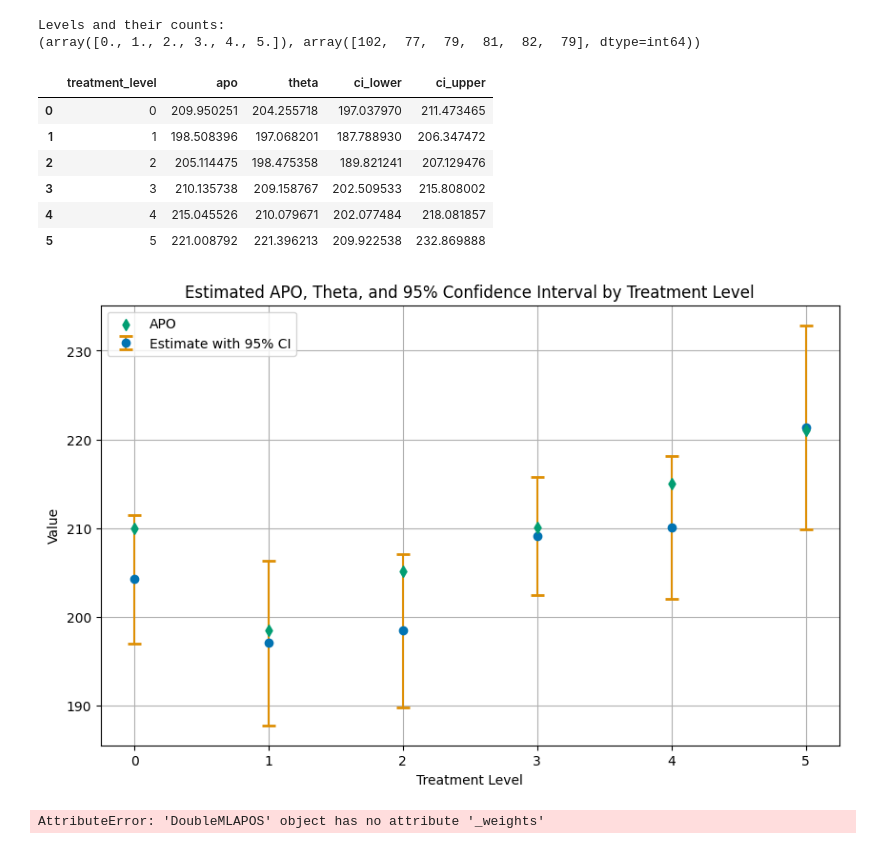
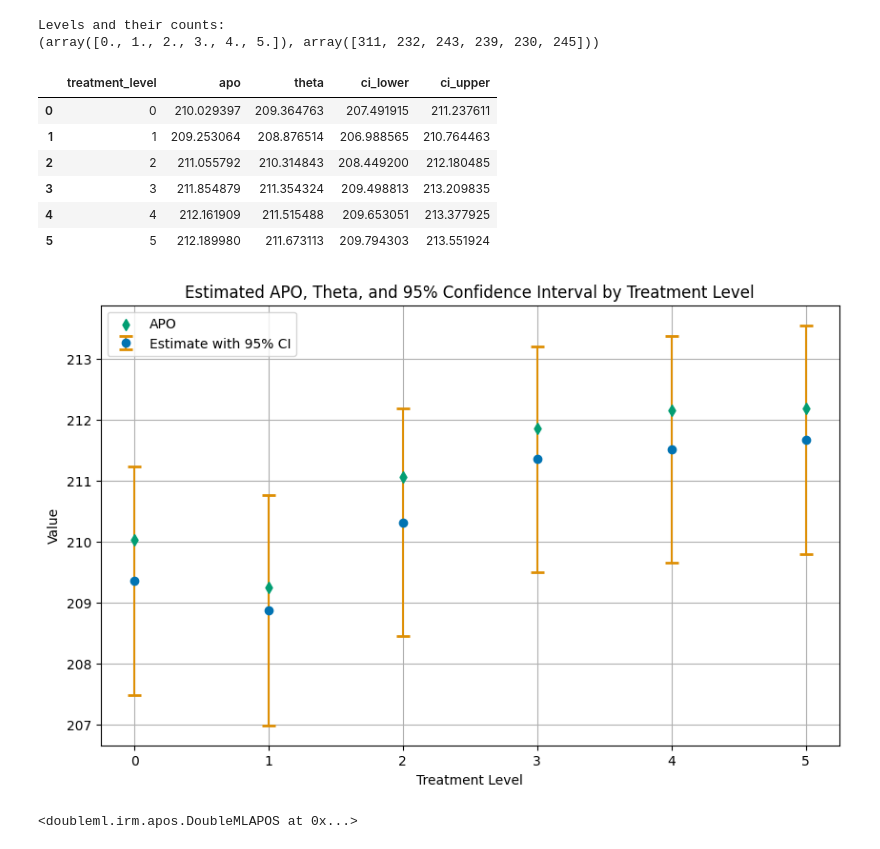
Before and after one commit to DoubleML/doubleml-docs, a Jupyter notebook: doc/examples/py_double_ml_apo.ipynb, the cells around one changed output. Saved outputs shown, nothing was run; the diff lists cells and outputs as text; code cells hidden in the pictures.

```diff
--- a/doc/examples/py_double_ml_apo.ipynb
+++ b/doc/examples/py_double_ml_apo.ipynb
@@ -16,7 +16,7 @@ import doubleml as dml
 from doubleml.datasets import make_irm_data_discrete_treatments, make_irm_data
 # %%
 n_levels = 5
-data_apo_large = make_irm_data_discrete_treatments(n_obs=int(1e+6), n_levels=n_levels)
+data_apo_large = make_irm_data_discrete_treatments(n_obs=int(1e+6), n_levels=n_levels, linear=True)
 
 y0 = data_apo_large['oracle_values']['y0']
 cont_d = data_apo_large['oracle_values']['cont_d']
@@ -30,7 +30,7 @@ apos = np.full(n_levels + 1, np.nan)
 mid_points = np.full(n_levels, np.nan)
 
 for i in range(n_levels + 1):
-    average_ites[i] = np.mean(ite[d == i])
+    average_ites[i] = np.mean(ite[d == i]) * (i > 0)
     apos[i] = np.mean(y0) + average_ites[i]
 
 print(f"Average Individual effects in each group:\n{average_ites}")
@@ -88,7 +85,7 @@ plt.show()
 # %%
 np.random.seed(42)
-n_obs = 500
-data_apo = make_irm_data_discrete_treatments(n_obs=n_obs, n_levels=n_levels)
+n_obs = 1500
+data_apo = make_irm_data_discrete_treatments(n_obs=n_obs, n_levels=n_levels, linear=True)
 y = data_apo['y']
 x = data_apo['x']
 d = data_apo['d']
@@ -103,10 +100,12 @@ print(f"Levels and their counts:\n{np.unique(d, return_counts=True)}")
 
 levels = np.unique(d)
 ml_g = RandomForestRegressor(n_estimators=500)
+ml_g = LinearRegression()
 ml_m = RandomForestClassifier(n_estimators=500)
+ml_m = LogisticRegression()
 # %% [output]
 Levels and their counts:
-(array([0., 1., 2., 3., 4., 5.]), array([102,  77,  79,  81,  82,  79], dtype=int64))
+(array([0., 1., 2., 3., 4., 5.]), array([311, 232, 243, 239, 230, 245]))
 # %%
 np.random.seed(42)
 
@@ -125,41 +124,41 @@ for treatment_level in range(n_levels + 1):
     thetas[treatment_level] = dml_obj.coef[0]
     ci[treatment_level, :] = dml_obj.confint(level=0.95).values
 # %%
-df_apo = pd.DataFrame(
+df_apo_ci = pd.DataFrame(
     {'treatment_level': range(n_levels + 1),
      'apo': apos,
      'theta': thetas,
      'ci_lower': ci[:, 0],
      'ci_upper': ci[:, 1]})
 
-df_apo
+df_apo_ci
 # %% [output]
 |  | treatment_level | apo | theta | ci_lower | ci_upper |
-| 0 | 0 | 209.950251 | 204.255718 | 197.037970 | 211.473465 |
-| 1 | 1 | 198.508396 | 197.068201 | 187.788930 | 206.347472 |
-| 2 | 2 | 205.114475 | 198.475358 | 189.821241 | 207.129476 |
-| 3 | 3 | 210.135738 | 209.158767 | 202.509533 | 215.808002 |
-| 4 | 4 | 215.045526 | 210.079671 | 202.077484 | 218.081857 |
-| 5 | 5 | 221.008792 | 221.396213 | 209.922538 | 232.869888 |
+| 0 | 0 | 210.029397 | 209.364763 | 207.491915 | 211.237611 |
+| 1 | 1 | 209.253064 | 208.876514 | 206.988565 | 210.764463 |
+| 2 | 2 | 211.055792 | 210.314843 | 208.449200 | 212.180485 |
+| 3 | 3 | 211.854879 | 211.354324 | 209.498813 | 213.209835 |
+| 4 | 4 | 212.161909 | 211.515488 | 209.653051 | 213.377925 |
+| 5 | 5 | 212.189980 | 211.673113 | 209.794303 | 213.551924 |
 # %%
 # Plotting
 plt.figure(figsize=(10, 6))
 # Plot Estimate with 95% CI
-plt.errorbar(df_apo['treatment_level'], df_apo['theta'],
-             yerr=[df_apo['theta'] - df_apo['ci_lower'], df_apo['ci_upper'] - df_apo['theta']],
+plt.errorbar(df_apo_ci['treatment_level'], df_apo_ci['theta'],
+             yerr=[df_apo_ci['theta'] - df_apo_ci['ci_lower'], df_apo_ci['ci_upper'] - df_apo_ci['theta']],
              fmt='o', capsize=5, capthick=2, ecolor=palette[1], color=palette[0], label='Estimate with 95% CI', zorder=2)
 # Plot APO as a scatter plot, with zorder set to 2 to be in front
-plt.scatter(df_apo['treatment_level'], df_apo['apo'], color=palette[2], label='APO', marker='d', zorder=3)
+plt.scatter(df_apo_ci['treatment_level'], df_apo_ci['apo'], color=palette[2], label='APO', marker='d', zorder=3)
 
 plt.title('Estimated APO, Theta, and 95% Confidence Interval by Treatment Level')
 plt.xlabel('Treatment Level')
 plt.ylabel('Value')
-plt.xticks(df_apo['treatment_level'])
+plt.xticks(df_apo_ci['treatment_level'])
 plt.legend()
 plt.grid(True)
 plt.show()
 # %% [output]
-[figure, old version]
+[figure, new version]
 # %%
 dml_obj = dml.DoubleMLAPOS(dml_data,
                             ml_g, ml_m,
@@ -169,4 +168,4 @@ dml_obj = dml.DoubleMLAPOS(dml_data,
 # synchronize the sample splitting
 dml_obj.fit()
 # %% [output]
-AttributeError: 'DoubleMLAPOS' object has no attribute '_weights'
+<doubleml.irm.apos.DoubleMLAPOS at 0x...>
```
Also changed, not shown: parts of 4 cells of this notebook.
